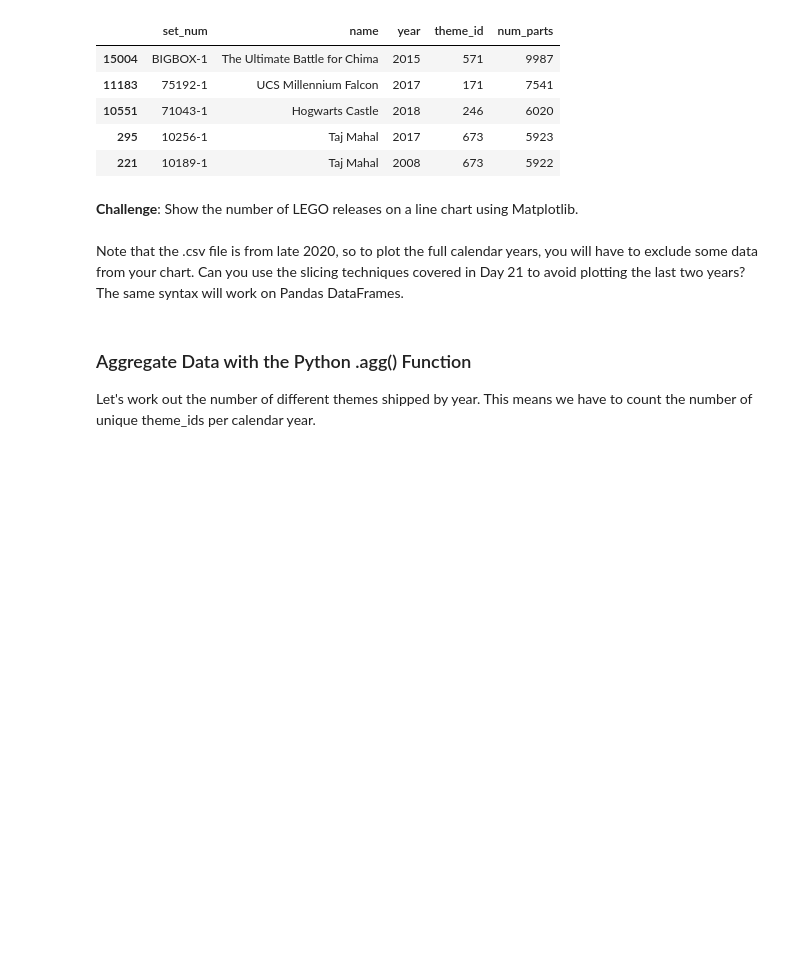
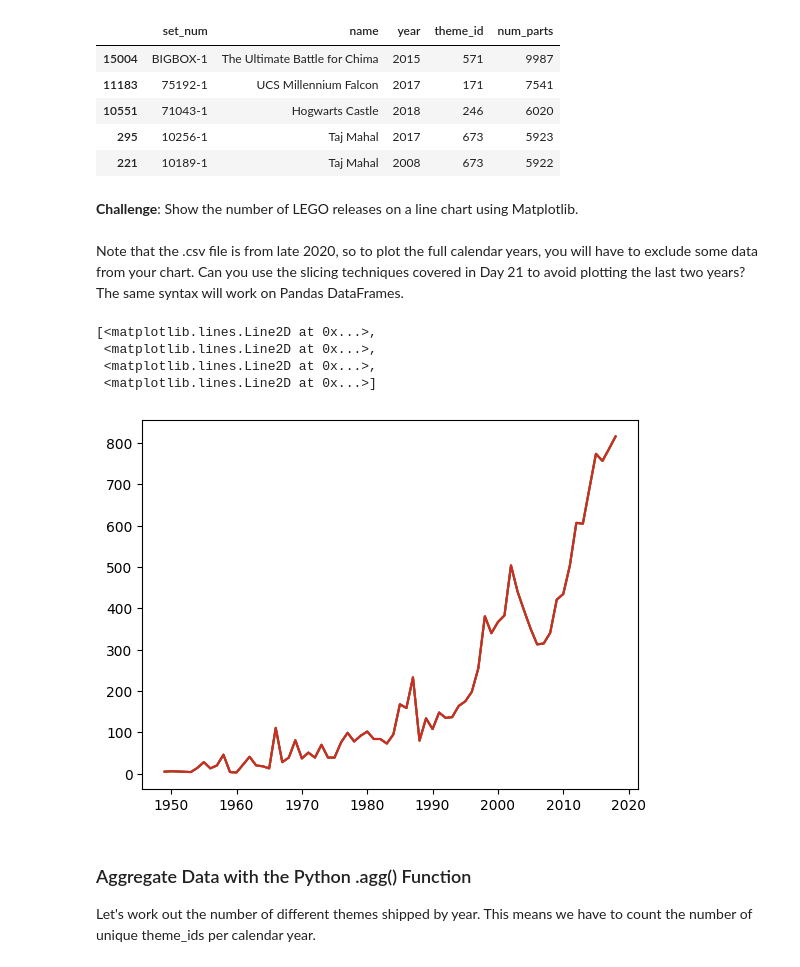
Before and after one commit to Yuguda999/lego, a Jupyter notebook: LEGO Notebook and Data/Lego_Analysis_for_Course_(start).ipynb, the cells around one changed output. Saved outputs shown, nothing was run; the diff lists cells and outputs as text; code cells hidden in the pictures; blank space fills up the shorter version.

Commit message:
added the number of lrgoreleases on a line chart

```diff
--- a/LEGO Notebook and Data/Lego_Analysis_for_Course_(start).ipynb
+++ b/LEGO Notebook and Data/Lego_Analysis_for_Course_(start).ipynb
@@ -132,10 +133,20 @@ sets_df.sort_values('num_parts',ascending=False).head()
 | 10551 | 71043-1 | Hogwarts Castle | 2018 | 246 | 6020 |
 | 295 | 10256-1 | Taj Mahal | 2017 | 673 | 5923 |
 | 221 | 10189-1 | Taj Mahal | 2008 | 673 | 5922 |
+# %%
+set_year=sets_df.groupby('year').count()[:-3]
 # %% [markdown]
 **Challenge**: Show the number of LEGO releases on a line chart using Matplotlib. <br>
 <br>
 Note that the .csv file is from late 2020, so to plot the full calendar years, you will have to exclude some data from your chart. Can you use the slicing techniques covered in Day 21 to avoid plotting the last two years? The same syntax will work on Pandas DataFrames.
+# %%
+plt.plot(set_year.index, set_year.values)
+# %% [output]
+[<matplotlib.lines.Line2D at 0x...>,
+ <matplotlib.lines.Line2D at 0x...>,
+ <matplotlib.lines.Line2D at 0x...>,
+ <matplotlib.lines.Line2D at 0x...>]
+[figure, added]
 # %% [markdown]
 ### Aggregate Data with the Python .agg() Function
 
```
Also changed, not shown: parts of 4 cells of this notebook.
